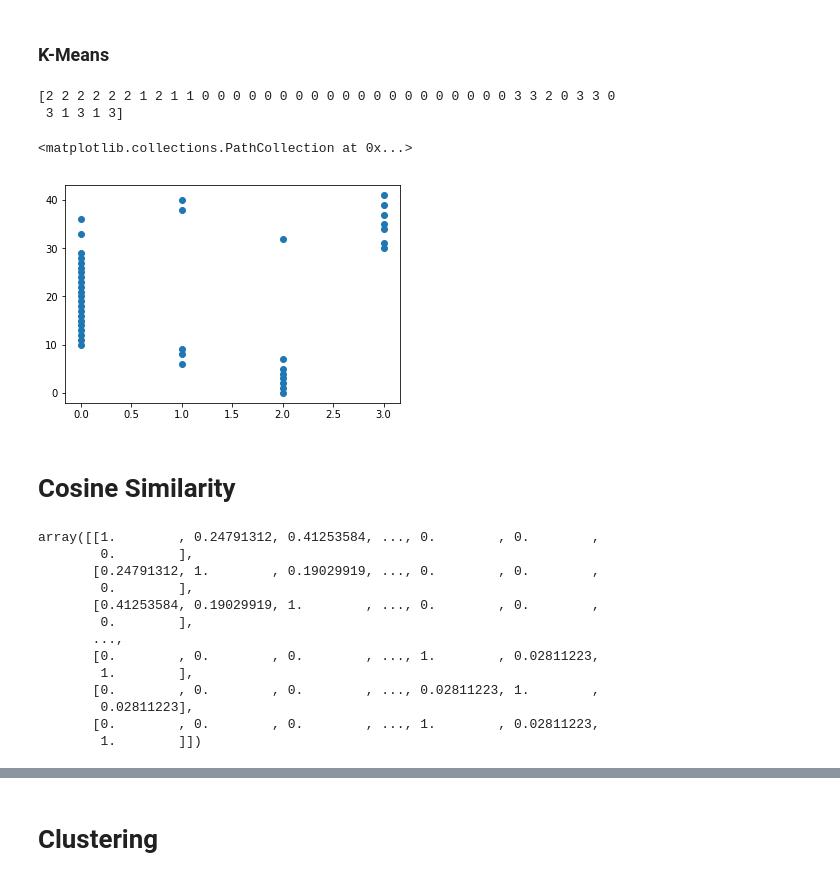
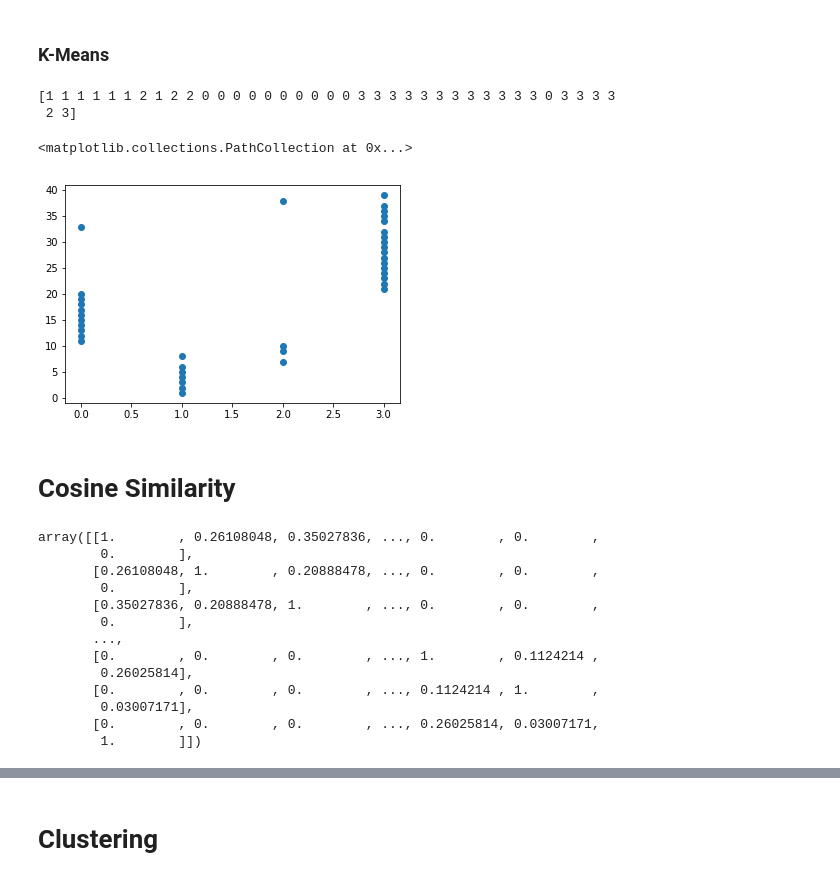
Before and after one commit to sk23jatin/Text-Summarization, a Jupyter notebook: BTP1.ipynb, the cells around one changed output, grey strips where cells are left out. Drawn from its saved outputs; the diff is of its cells as text; code cells hidden in the pictures.

```diff
--- a/BTP1.ipynb
+++ b/BTP1.ipynb
@@ -17,7 +17,7 @@ from sklearn.decomposition import PCA
 # %% [markdown]
 # Fetching Data
 # %%
-data = pd.read_csv("drama.csv")
+data = pd.read_csv("heena_drama.csv")
 # %%
 # viewing data example to know how our data actually lools like
 data.head()
@@ -459,17 +432,17 @@ plt.scatter(m,M)
 # %%
 mat = distance_matrix
 
 kmeans = KMeans(n_clusters=4, init='k-means++').fit_predict(mat)
 print(kmeans)
-#arr = [1, 2, 3 ,4, 5 , 6, 7, 8, 9, 10, 11 , 12, 13, 14, 15, 16, 17, 18, 19, 20, 21, 22, 23, 24, 25, 26, 27, 28, 29, 30, 31, 32, 33, 34, 35, 36, 37, 38,39]
+arr = [1, 2, 3 ,4, 5 , 6, 7, 8, 9, 10, 11 , 12, 13, 14, 15, 16, 17, 18, 19, 20, 21, 22, 23, 24, 25, 26, 27, 28, 29, 30, 31, 32, 33, 34, 35, 36, 37, 38,39]
 
 #plt.figure(figsize=(15,10))
 plt.scatter(kmeans, arr)
 # %% [output]
-[2 2 2 2 2 2 1 2 1 1 0 0 0 0 0 0 0 0 0 0 0 0 0 0 0 0 0 0 0 0 3 3 2 0 3 3 0
- 3 1 3 1 3]
+[1 1 1 1 1 1 2 1 2 2 0 0 0 0 0 0 0 0 0 0 3 3 3 3 3 3 3 3 3 3 3 3 0 3 3 3 3
+ 2 3]
 <matplotlib.collections.PathCollection at 0x...>
-[figure, old version]
+[figure, new version]
 # %% [markdown]
 # Cosine Similarity
 # %%
@@ -483,18 +456,18 @@ for i in range(len(line)):
         Csimilarity_matrix[i, j] = dot_product/(norm_i*norm_j)
 Csimilarity_matrix
 # %% [output]
-array([[1.        , 0.24791312, 0.41253584, ..., 0.        , 0.        ,
+array([[1.        , 0.26108048, 0.35027836, ..., 0.        , 0.        ,
         0.        ],
-       [0.24791312, 1.        , 0.19029919, ..., 0.        , 0.        ,
+       [0.26108048, 1.        , 0.20888478, ..., 0.        , 0.        ,
         0.        ],
-       [0.41253584, 0.19029919, 1.        , ..., 0.        , 0.        ,
+       [0.35027836, 0.20888478, 1.        , ..., 0.        , 0.        ,
         0.        ],
        ...,
-       [0.        , 0.        , 0.        , ..., 1.        , 0.02811223,
-        1.        ],
-       [0.        , 0.        , 0.        , ..., 0.02811223, 1.        ,
-        0.02811223],
-       [0.        , 0.        , 0.        , ..., 1.        , 0.02811223,
+       [0.        , 0.        , 0.        , ..., 1.        , 0.1124214 ,
+        0.26025814],
+       [0.        , 0.        , 0.        , ..., 0.1124214 , 1.        ,
+        0.03007171],
+       [0.        , 0.        , 0.        , ..., 0.26025814, 0.03007171,
         1.        ]])
 # %%
 f,ax = plt.subplots(figsize=(25, 20))
```
Also changed, not shown: parts of 32 cells of this notebook, 3 other files.
